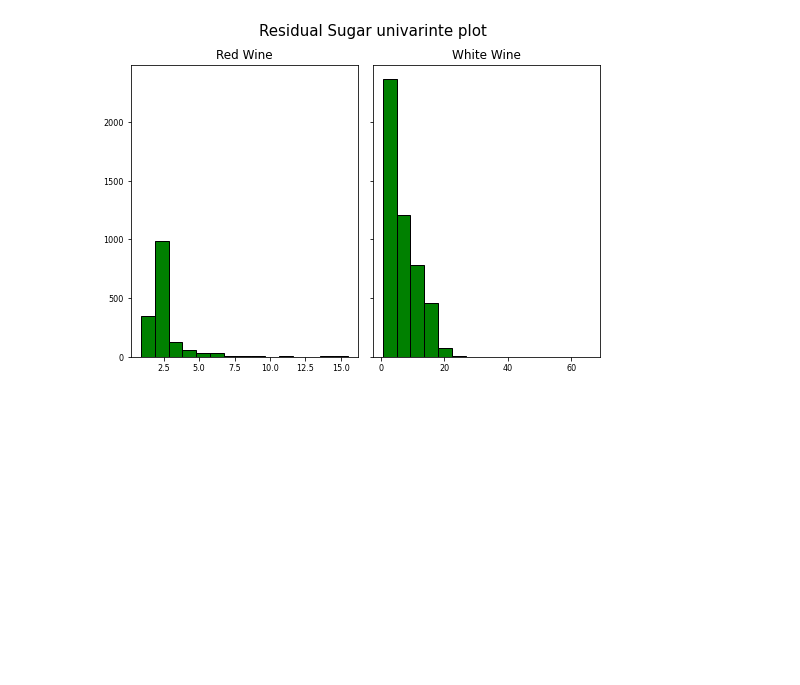
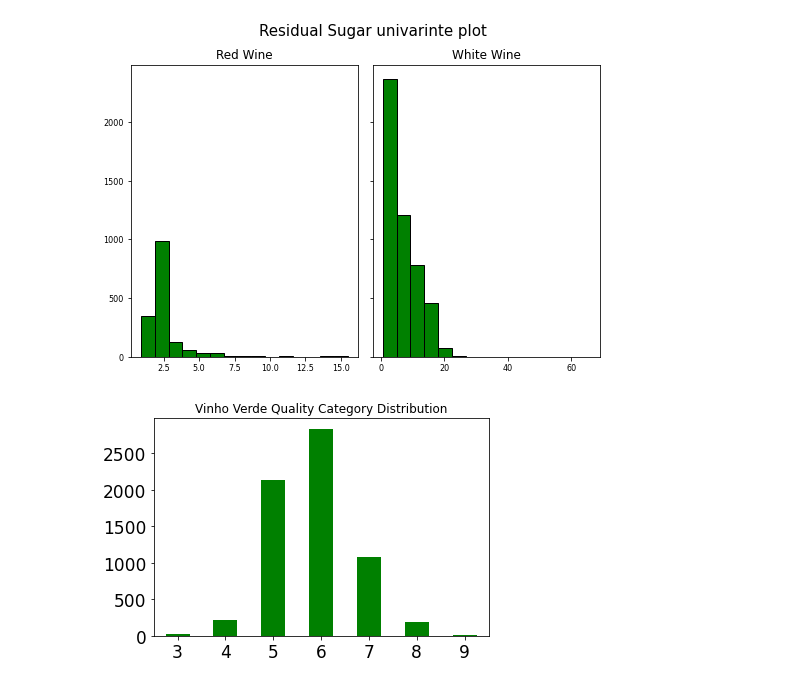
Before and after one commit to Jacopo-Spadon/Wine-not, a Jupyter notebook: Wine not data Wrangling.ipynb, the cells around one changed output. Cells and saved outputs as stored; diff of their text form; code cells hidden in the pictures; blank space fills up the shorter version.

Commit message:
QClass distribution

```diff
--- a/Wine not data Wrangling.ipynb
+++ b/Wine not data Wrangling.ipynb
@@ -257,6 +257,16 @@ plt.ylabel("PORCODIO!")
 rt = plt.suptitle('Residual Sugar univarinte plot', x=0.65, y=1.25, fontsize=15)
 # %% [output]
 [figure]
+# %%
+# Vinho Verde Quality Class Distribution
+
+quality_sort=pd.Categorical([3,4,5,6,7,8,9], ordered=True)
+
+q=pd.DataFrame(data=(wines['quality'].value_counts().sort_index(level=quality_sort)))
+
+q.plot(y="quality", kind="bar", rot=0, fontsize=17, legend=None, color='g').set_title('Vinho Verde Quality Class Distribution');
+# %% [output]
+[figure, added]
 # %%
 # Scarterplotinprogress
 
```
Also changed, not shown: parts of 3 cells of this notebook.
